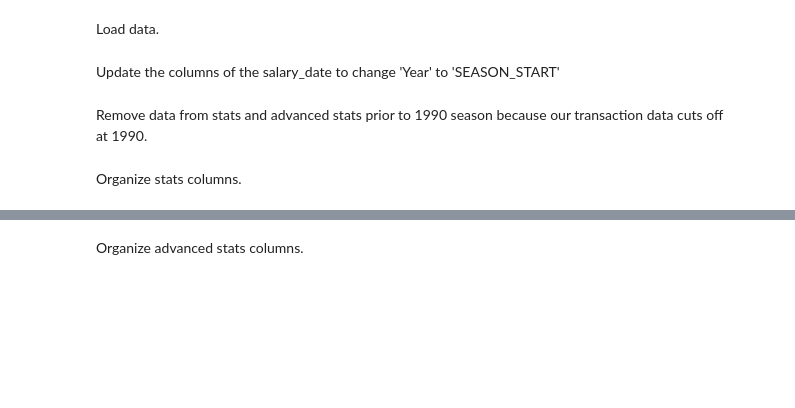
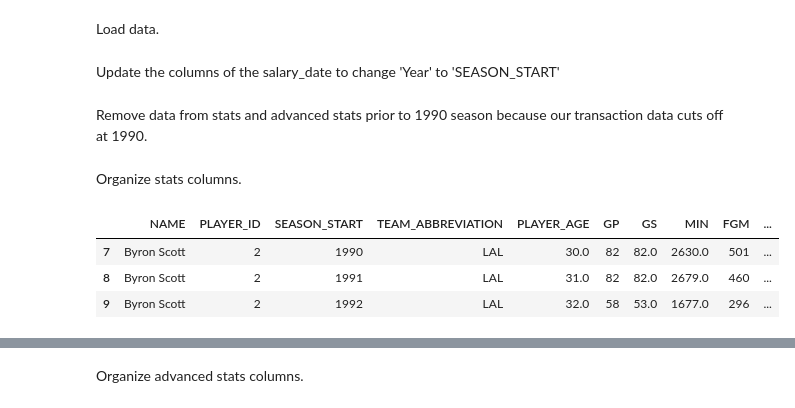
Before and after one commit to aapandy2/predicting_nba_player_retention, a Jupyter notebook: 1_DataMerger.ipynb, the cells around one changed output, grey strips where cells are left out. Saved outputs shown, nothing was run; the diff lists cells and outputs as text; code cells hidden in the pictures; blank space fills up the shorter version.

```diff
--- a/1_DataMerger.ipynb
+++ b/1_DataMerger.ipynb
@@ -53,7 +46,18 @@ stats = stats.drop(columns=['SEASON_ID', 'LEAGUE_ID', 'TEAM_ID'])
 # %%
+stats = stats.drop(columns=['SEASON_ID', 'LEAGUE_ID', 'TEAM_ID'])
+
 stats_column_names = stats.columns.to_list()
 
 stats_column_names.remove('NAME')
 stats_column_names.remove('SEASON_START')
 stats_column_names.insert(0, 'NAME')
 stats_column_names.insert(2, 'SEASON_START')
+
+stats = stats[stats_column_names]
+
+stats.head(3)
+# %% [output]
+|  | NAME | PLAYER_ID | SEASON_START | TEAM_ABBREVIATION | PLAYER_AGE | GP | GS | MIN | FGM | ... |
+| 7 | Byron Scott | 2 | 1990 | LAL | 30.0 | 82 | 82.0 | 2630.0 | 501 | ... |
+| 8 | Byron Scott | 2 | 1991 | LAL | 31.0 | 82 | 82.0 | 2679.0 | 460 | ... |
+| 9 | Byron Scott | 2 | 1992 | LAL | 32.0 | 58 | 53.0 | 1677.0 | 296 | ... |
```
Also changed, not shown: parts of 61 cells of this notebook.
